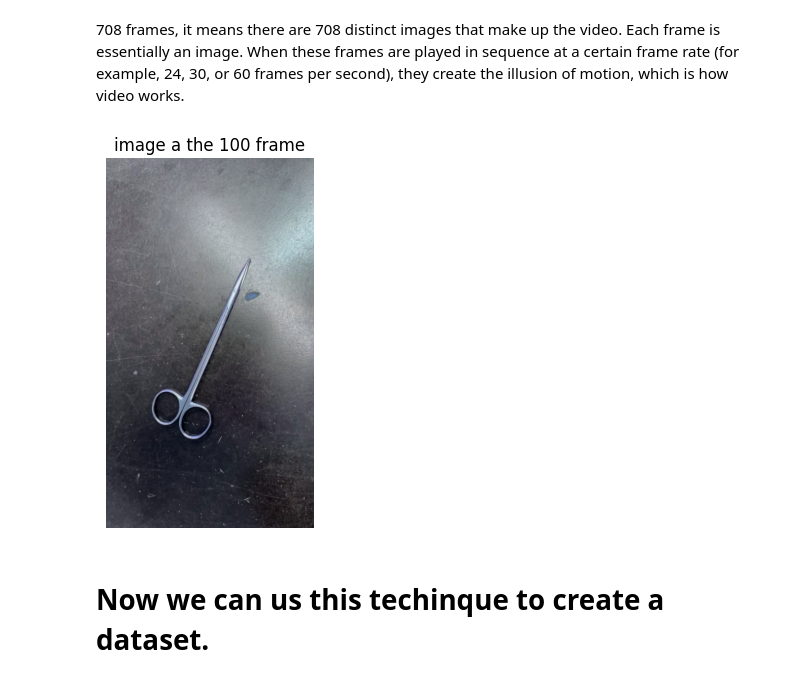
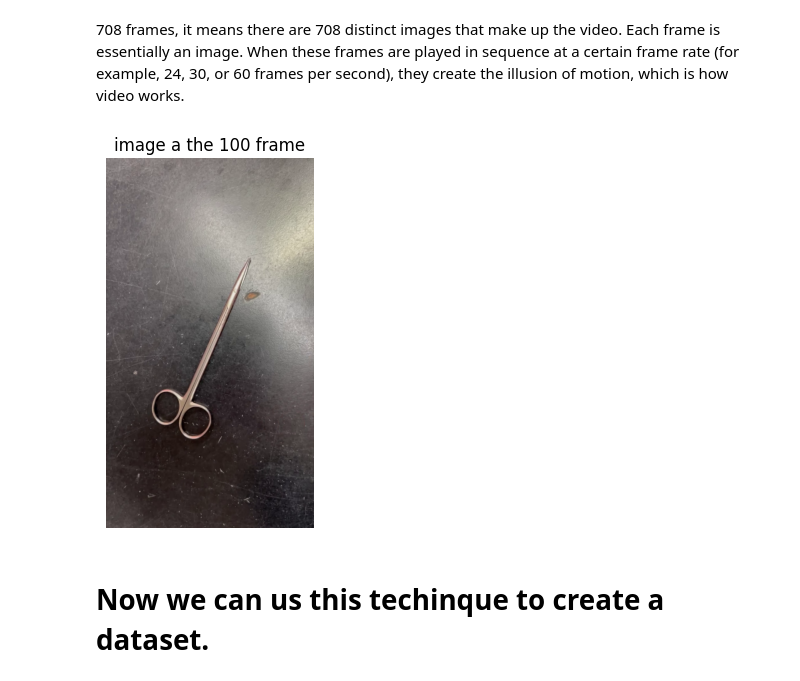
Before and after one commit to PiWebswiss/surgical-classification, a Jupyter notebook: get-data.ipynb, the cells around one changed output. Saved outputs shown, nothing was run; the diff lists cells and outputs as text; code cells hidden in the pictures.

```diff
--- a/get-data.ipynb
+++ b/get-data.ipynb
@@ -61,19 +63,22 @@ The frame rate of the video is: 30.0 fps
 # %%
 # sets the position of the next frame to be captured or read in the video
 frame_number = 100
 cap.set(cv2.CAP_PROP_POS_FRAMES, frame_number)
 
 # read the frame
 ret, frame = cap.read()
 
+# Convert BGR to RGB
+frame_rgb = cv2.cvtColor(frame, cv2.COLOR_BGR2RGB)
+
 
 # Diplay image
-plt.imshow(frame)
+plt.imshow(frame_rgb)
 plt.axis("off")
 plt.title("image a the 100 frame")
 plt.show()
 # %% [output]
-[figure, old version]
+[figure, new version]
 # %%
 # clean up and release resources once they are no longer needed
 cap.release()
```
Also changed, not shown: parts of 13 cells of this notebook, 10 other files.
